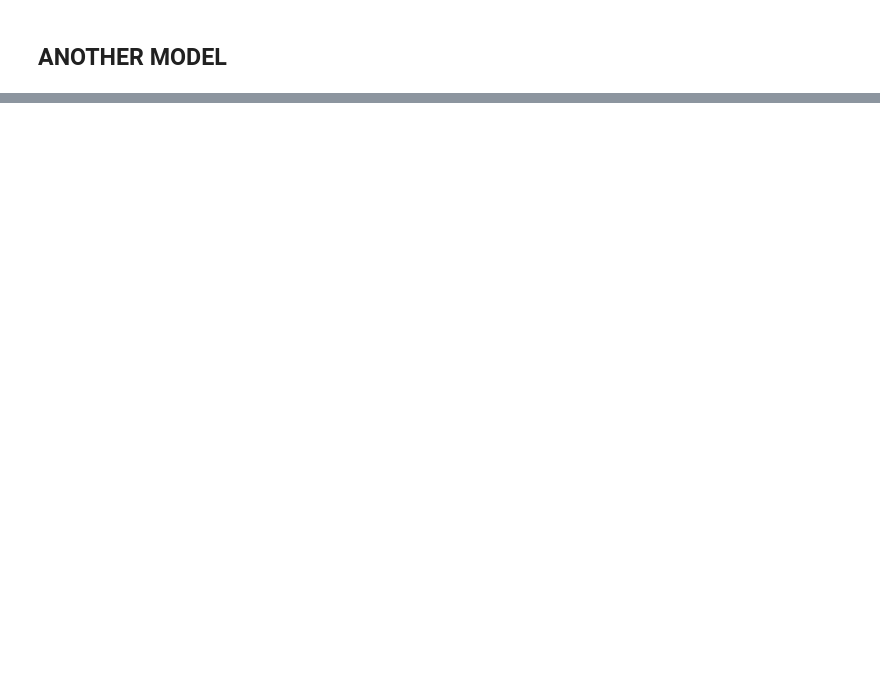
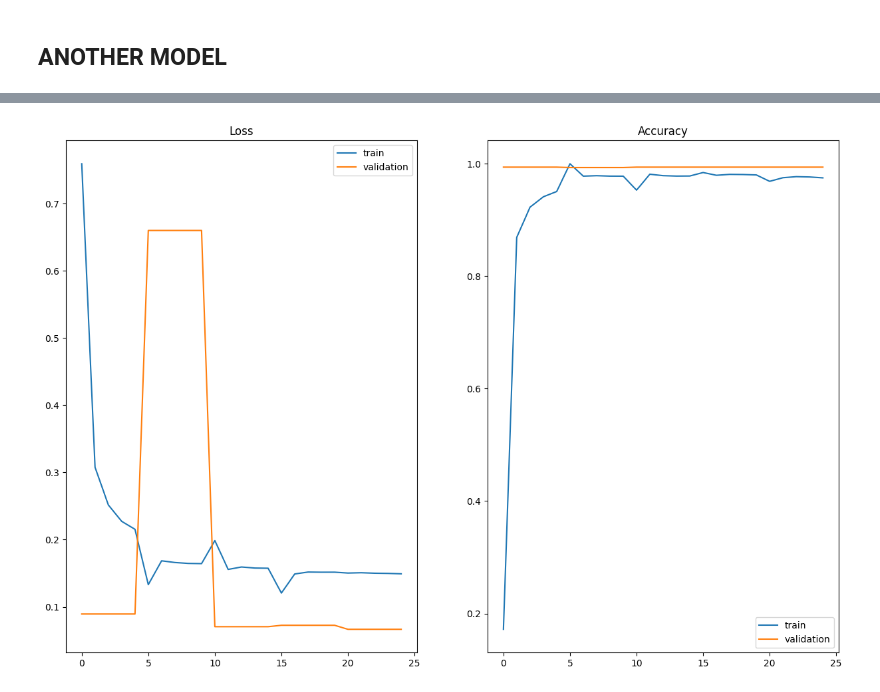
Before and after one commit to EnricoMiche1210760/toxic_comments_filter, a Jupyter notebook: src/progetto_toxic_comments_filter.ipynb, the cells around one changed output, grey strips where cells are left out. Saved outputs shown, nothing was run; the diff lists cells and outputs as text; code cells hidden in the pictures; blank space fills up the shorter version.

```diff
--- a/src/progetto_toxic_comments_filter.ipynb
+++ b/src/progetto_toxic_comments_filter.ipynb
@@ -431,9 +606,8 @@ pl.print_confusion_matrix(y_test, y_pred_rnn_gru, injurious.columns)
 # %% [markdown]
 ## Model with LSTM and Convolutional layer
 # %%
-
 cnn_model_keras = "cnn_model.keras"
-cnn_model_history = "history_cnn.plk"
+cnn_model_history = "history_cnn.pkl"
 
 if cnn_model_keras in os.listdir(models_dir):
     answer = str(input(f"Found Keras model {cnn_model_keras}. Do you want to subscribe it? y/N"))
@@ -521,7 +715,7 @@ w1 = [(1/np.sum(y_train.T[i] == 1)) * (len(y_train) /2) for i in range(len(y_tra
 w0, w1
 
 cnn_model_2_keras = "cnn_model_2.keras"
-cnn_model_2_history = "history_cnn_2.plk"
+cnn_model_2_history = "history_cnn_2.pkl"
 
 
 if cnn_model_2_keras in os.listdir(models_dir):
@@ -532,7 +726,7 @@ if cnn_model_2_keras in os.listdir(models_dir):
         cnn_model_2.compile(optimizer='adam', loss='binary_crossentropy', metrics=[md.F1Score(), 'accuracy'])#md.weighted_binary_crossentropy(w0, w1)
 
     else:
-        custom_objects = {'loss': md.weighted_binary_crossentropy(w0, w1)}
+        custom_objects = {'loss': weighted_binary_crossentropy(w0, w1)}
         cnn_model_2 = load_model("../models/"+cnn_model_2_keras, custom_objects=custom_objects)
 else:
     clear_session()
@@ -623,3 +818,8 @@ Index(['toxic', 'severe_toxic', 'obscene', 'threat', 'insult',
        'identity_hate'],
       dtype='object')
 [figure]
+# %%
+stretch_loss, stretch_accuracy = stretch_loss_accuracy(history_cnn_2.history['val_loss'], history_cnn_2.history['val_accuracy'], batch_log)
+pl.plot_training_stats(batch_log.batch_loss, stretch_loss, batch_log.batch_accuracy, stretch_accuracy)
+# %% [output]
+[figure, added]
```
Also changed, not shown: parts of 35 cells of this notebook, 2 other files.
